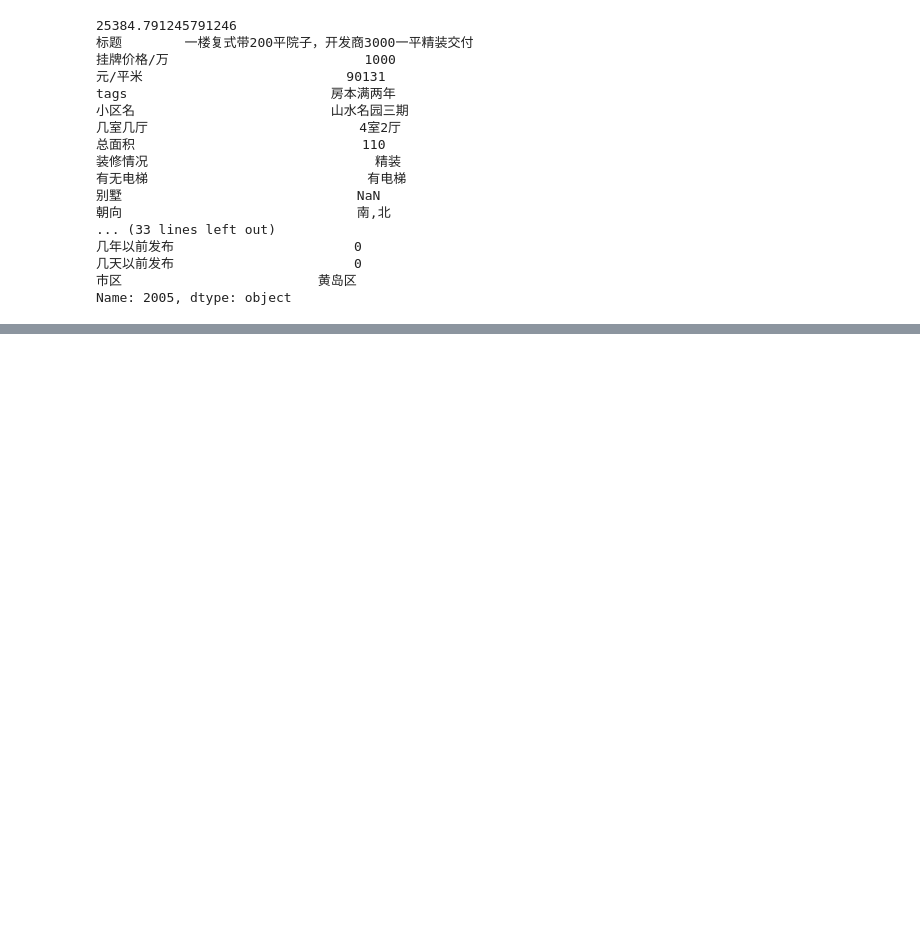
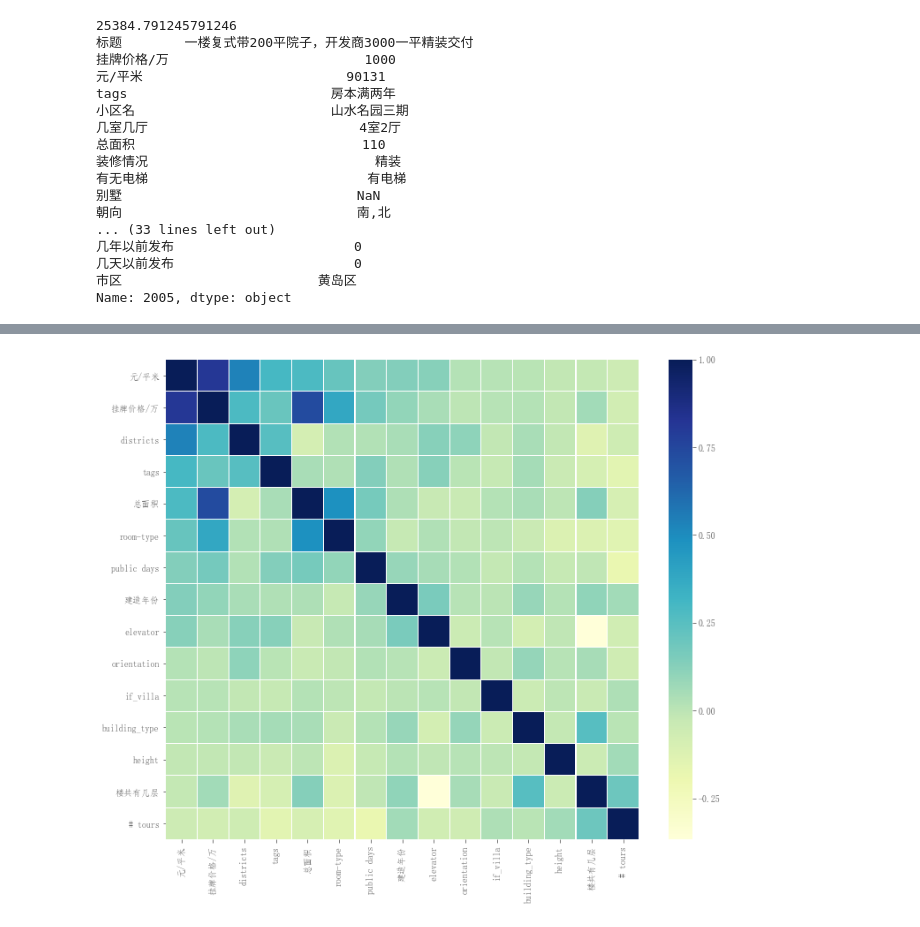
Before and after one commit to ffflora/city-in-data-science-qingdao, a Jupyter notebook: EDA.ipynb, the cells around one changed output, grey strips where cells are left out. Saved outputs shown, nothing was run; the diff lists cells and outputs as text; code cells hidden in the pictures; blank space fills up the shorter version.

```diff
--- a/EDA.ipynb
+++ b/EDA.ipynb
@@ -122,0 +105,3 @@ housedata.head()
+# %%
+new_data = housedata.copy().drop(columns=['标题','小区名','lat','lng'])
+new_data.head()
@@ -122,0 +147,22 @@ housedata.head()
+# %%
+new_data['有无电梯']= new_data['有无电梯'].fillna('')
+new_data['别墅']= new_data['别墅'].fillna('')
+new_data['建筑形式']= new_data['建筑形式'].fillna('')
+new_data['tags']= new_data['tags'].fillna('')
+new_data['楼层高低']= new_data['楼层高低'].fillna('')
+# %%
+new_data=new_data.drop(columns = ['几室几厅','装修情况','有无电梯','别墅','朝向','区域','建筑形式','楼层高低','市区'])
+# %%
+
+corrmat = new_data.corr()
+cols = corrmat.nlargest(15, '元/平米')['元/平米'].index
+
+cm = np.corrcoef(new_data[cols].values.T)
+f, ax = plt.subplots(figsize =(12, 10))
+
+sns.heatmap(cm, ax = ax, cmap ="YlGnBu",
+            linewidths = 0.1, yticklabels = cols.values,
+                              xticklabels = cols.values)
+plt.savefig("fig/corellation2.png")
+# %% [output]
+[figure, added]
```
Also changed, not shown: parts of 16 cells of this notebook, 7 other files.
